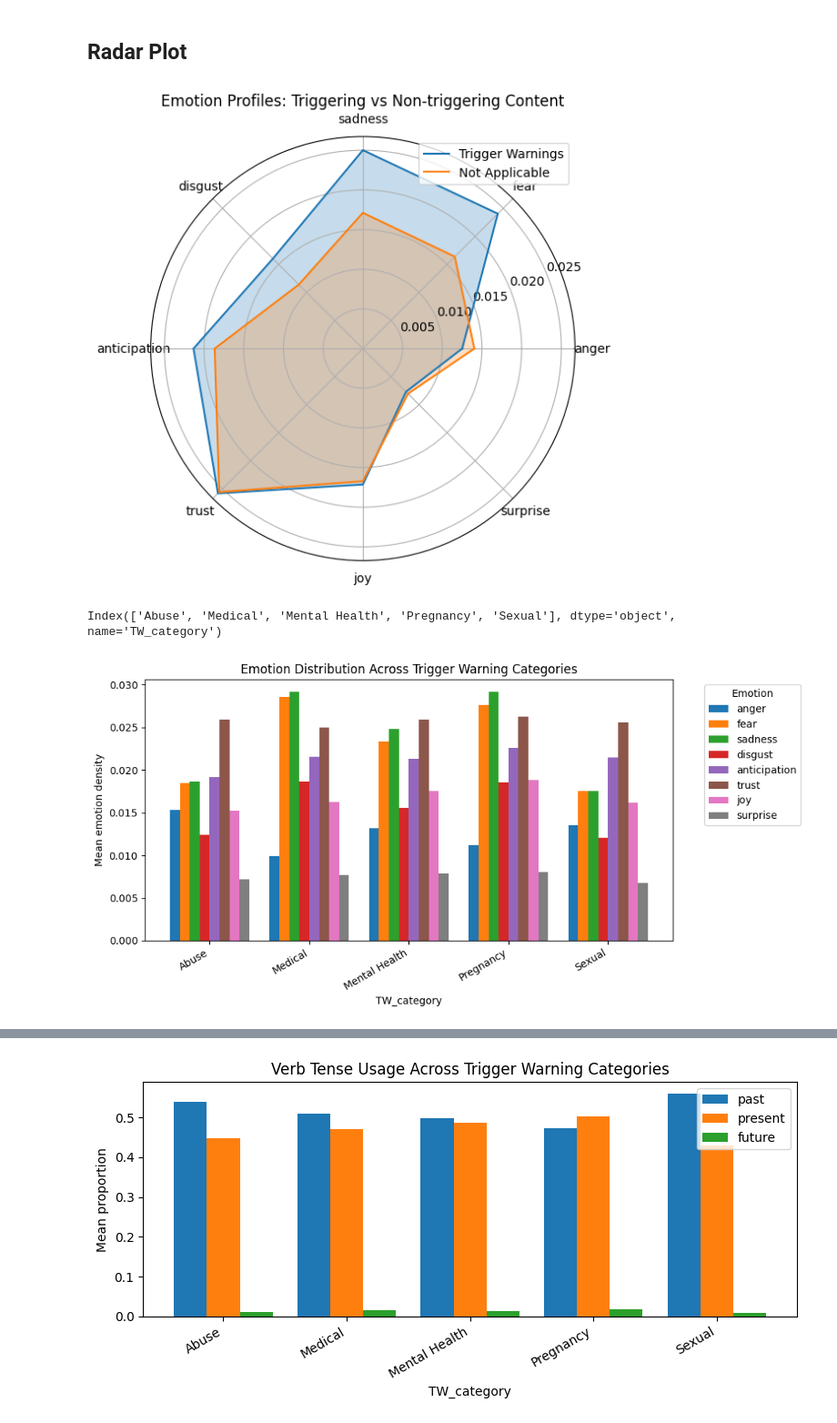
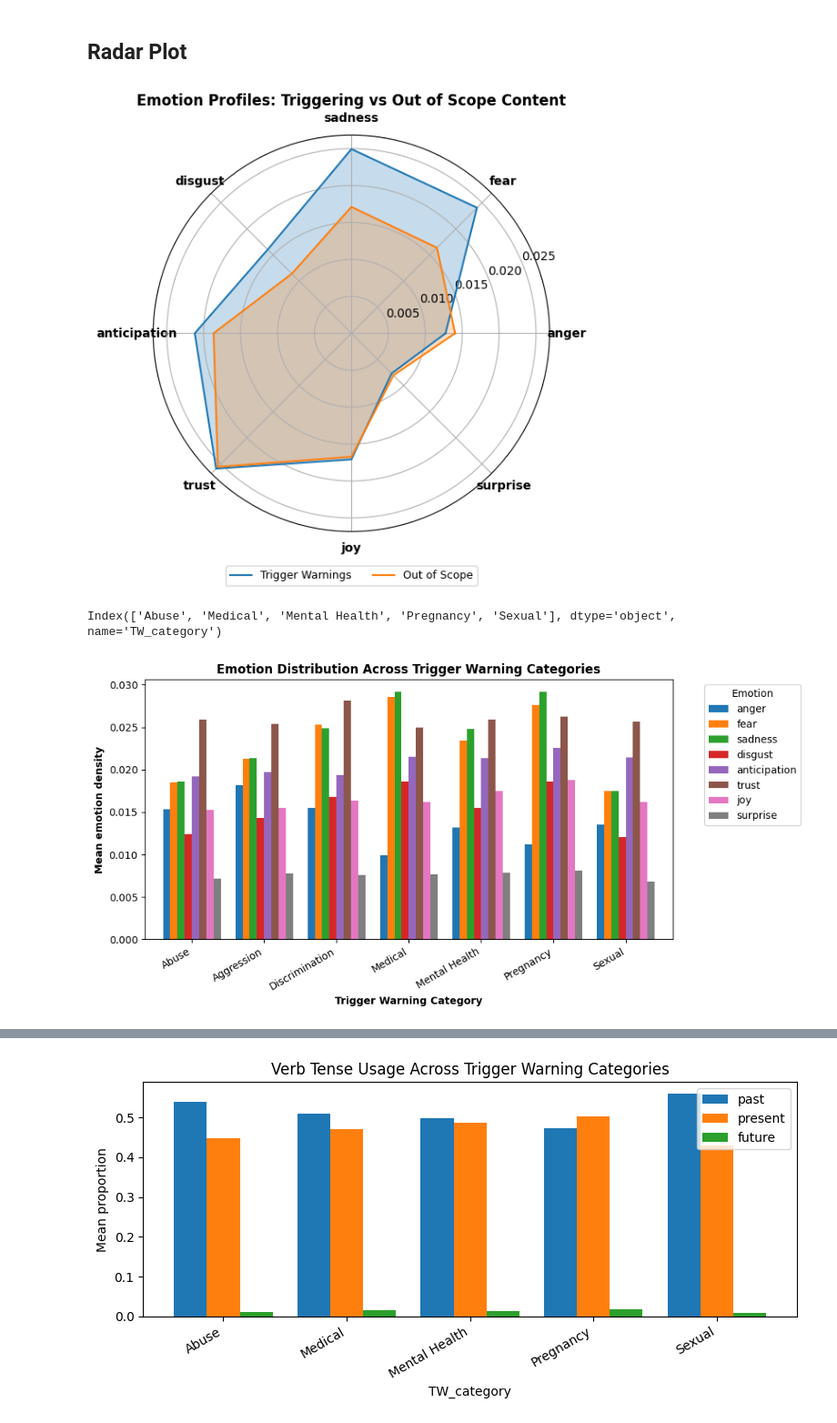
Before and after one commit to ShirleneRose/TriggerWarnings, a Jupyter notebook: jupyter-notebooks/psycholinguistic_analysis.ipynb, the cells around one changed output, grey strips where cells are left out. Shown at 91% size. Drawn from its saved outputs; the diff is of its cells as text; code cells hidden in the pictures.

Commit message:
Plot changes

```diff
--- a/jupyter-notebooks/psycholinguistic_analysis.ipynb
+++ b/jupyter-notebooks/psycholinguistic_analysis.ipynb
@@ -41,7 +41,9 @@ MAIN_TW = [
     "Pregnancy",
     "Medical",
     "Abuse",
-    "Sexual"
+    "Sexual",
+    "Discrimination",
+    "Aggression"
 ]
 
 CONTROL = "Not Applicable"
@@ -255,34 +263,44 @@ control_emotions, control_pronouns
 # %%
 import numpy as np
 import matplotlib.pyplot as plt
 
 labels = EMOTIONS
 angles = np.linspace(0, 2*np.pi, len(labels), endpoint=False).tolist()
 angles += angles[:1]
 
 def radar_vals(row):
     vals = row.values.tolist()
     return vals + vals[:1]
 
 tw_vals = radar_vals(control_emotions.loc["TW"])
 na_vals = radar_vals(control_emotions.loc["Not Applicable"])
 
 fig, ax = plt.subplots(figsize=(6,6), subplot_kw=dict(polar=True))
 
 ax.plot(angles, tw_vals, label="Trigger Warnings")
 ax.fill(angles, tw_vals, alpha=0.25)
 
-ax.plot(angles, na_vals, label="Not Applicable")
+ax.plot(angles, na_vals, label="Out of Scope")
 ax.fill(angles, na_vals, alpha=0.25)
 
 ax.set_thetagrids(np.degrees(angles[:-1]), labels)
-ax.set_title("Emotion Profiles: Triggering vs Non-triggering Content")
-ax.legend(loc="upper right")
+for label in ax.get_xticklabels():
+    label.set_fontweight("bold")
+ax.set_title("Emotion Profiles: Triggering vs Out of Scope Content",
+    fontweight="bold")
+# ax.legend(loc="upper right")
+legend = ax.legend(
+    loc="lower center",
+    bbox_to_anchor=(0.5, -0.15),
+    ncol=2,
+    fontsize=9,
+    frameon=True
+)
 plt.tight_layout()
 plt.savefig("fig_emotion_radar_tw_vs_na.pdf", bbox_inches="tight")
 plt.show()
 # %% [output]
-[figure, old version]
+[figure, new version]
 # %%
 emotion_by_tw.index
 tense_by_tw.index
@@ -299,11 +317,13 @@ emotion_by_tw.plot(
     width=0.8
 )
 
-plt.ylabel("Mean emotion density")
-plt.title("Emotion Distribution Across Trigger Warning Categories")
+plt.ylabel("Mean emotion density", fontweight="bold")
+plt.xlabel("Trigger Warning Category", fontweight="bold")
+plt.title("Emotion Distribution Across Trigger Warning Categories", fontweight="bold")
 plt.xticks(rotation=30, ha="right")
 plt.legend(title="Emotion", bbox_to_anchor=(1.05,1))
 plt.tight_layout()
+
 plt.savefig(
     "emotion_by_tw.pdf",
     format="pdf",
@@ -311,5 +331,5 @@ plt.savefig(
 )
 plt.show()
 # %% [output]
-[figure, old version]
+[figure, new version]
 # %%
```
Also changed, not shown: parts of 5 cells of this notebook, 4 other files.
